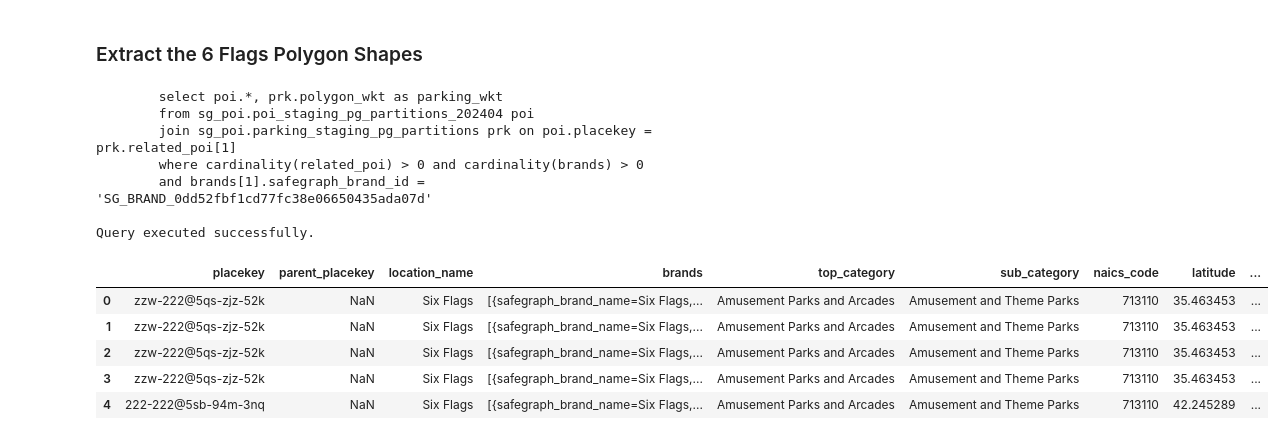
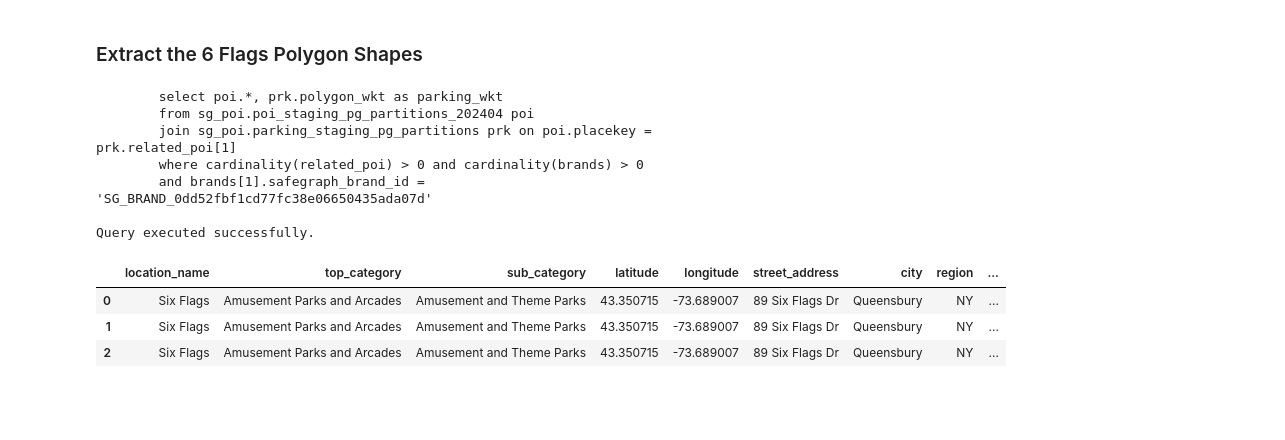
Before and after one commit to INRIX-Logan-Garwood/Parking-Location-vs-Occupancy, a Jupyter notebook: notebooks/data_extraction.ipynb, the cells around one changed output. Saved outputs shown, nothing was run; the diff lists cells and outputs as text; code cells hidden in the pictures; blank space fills up the shorter version.

Commit message:
polygons work

```diff
--- a/notebooks/data_extraction.ipynb
+++ b/notebooks/data_extraction.ipynb
@@ -137,24 +126,31 @@ from polygon_retrieval import get_polygons
 # %%
 # Six Flags
 brand_id = 'SG_BRAND_0dd52fbf1cd77fc38e06650435ada07d'
+poly_file_name = data_path / 'six_flags_polygons.csv'
-# %%
-polygon_df = get_polygons(brand_id, format='df', echo_query=True)
-# %% [output]
-        select poi.*, prk.polygon_wkt as parking_wkt
-        from sg_poi.poi_staging_pg_partitions_202404 poi
-        join sg_poi.parking_staging_pg_partitions prk on poi.placekey = prk.related_poi[1]
-        where cardinality(related_poi) > 0 and cardinality(brands) > 0
-        and brands[1].safegraph_brand_id = 'SG_BRAND_0dd52fbf1cd77fc38e06650435ada07d'
-
-Query executed successfully.
+# %%
+if not os.path.exists(poly_file_name):
+    polygon_df = get_polygons(brand_id, format='df', echo_query=True)
+    relevant_cols = ['location_name', 'top_category', 'sub_category', 'latitude', 'longitude', 'street_address', 'city', 'region', 'postal_code', 'open_hours',
+                 'category_tags', 'polygon_wkt', 'polygon_class', 'enclosed', 'is_synthetic', 'includes_parking_lot', 'wkt_area_sq_meters', 'tz', 'year',
+                 'month', 'pg_id', 'parking_wkt']
+    polygon_df = polygon_df[relevant_cols]
+    polygon_df.to_csv(poly_file_name, index=False)
+else:
+    polygon_df = pd.read_csv(poly_file_name)
+# %% [output]
+        select poi.*, prk.polygon_wkt as parking_wkt
+        from sg_poi.poi_staging_pg_partitions_202404 poi
+        join sg_poi.parking_staging_pg_partitions prk on poi.placekey = prk.related_poi[1]
+        where cardinality(related_poi) > 0 and cardinality(brands) > 0
+        and brands[1].safegraph_brand_id = 'SG_BRAND_0dd52fbf1cd77fc38e06650435ada07d'
+
+Query executed successfully.
 # %%
 # display all the columns of the polygon_df
 pd.set_option('display.max_columns', None)
-display(polygon_df.head())
+display(polygon_df.head(3))
 # %% [output]
-|  | placekey | parent_placekey | location_name | brands | top_category | sub_category | naics_code | latitude | ... |
-| 0 | zzw-222@5qs-zjz-52k | NaN | Six Flags | [{safegraph_brand_name=Six Flags,... | Amusement Parks and Arcades | Amusement and Theme Parks | 713110 | 35.463453 | ... |
-| 1 | zzw-222@5qs-zjz-52k | NaN | Six Flags | [{safegraph_brand_name=Six Flags,... | Amusement Parks and Arcades | Amusement and Theme Parks | 713110 | 35.463453 | ... |
-| 2 | zzw-222@5qs-zjz-52k | NaN | Six Flags | [{safegraph_brand_name=Six Flags,... | Amusement Parks and Arcades | Amusement and Theme Parks | 713110 | 35.463453 | ... |
-| 3 | zzw-222@5qs-zjz-52k | NaN | Six Flags | [{safegraph_brand_name=Six Flags,... | Amusement Parks and Arcades | Amusement and Theme Parks | 713110 | 35.463453 | ... |
-| 4 | 222-222@5sb-94m-3nq | NaN | Six Flags | [{safegraph_brand_name=Six Flags,... | Amusement Parks and Arcades | Amusement and Theme Parks | 713110 | 42.245289 | ... |
+|  | location_name | top_category | sub_category | latitude | longitude | street_address | city | region | ... |
+| 0 | Six Flags | Amusement Parks and Arcades | Amusement and Theme Parks | 43.350715 | -73.689007 | 89 Six Flags Dr | Queensbury | NY | ... |
+| 1 | Six Flags | Amusement Parks and Arcades | Amusement and Theme Parks | 43.350715 | -73.689007 | 89 Six Flags Dr | Queensbury | NY | ... |
+| 2 | Six Flags | Amusement Parks and Arcades | Amusement and Theme Parks | 43.350715 | -73.689007 | 89 Six Flags Dr | Queensbury | NY | ... |
```
Also changed, not shown: parts of 10 cells of this notebook.
